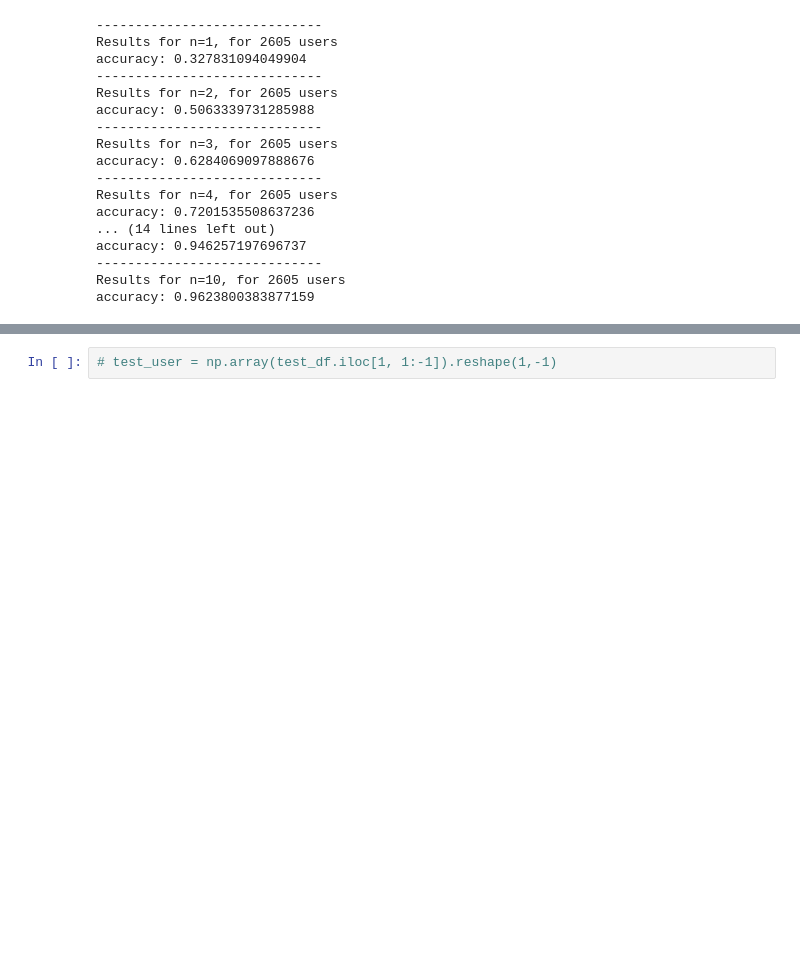
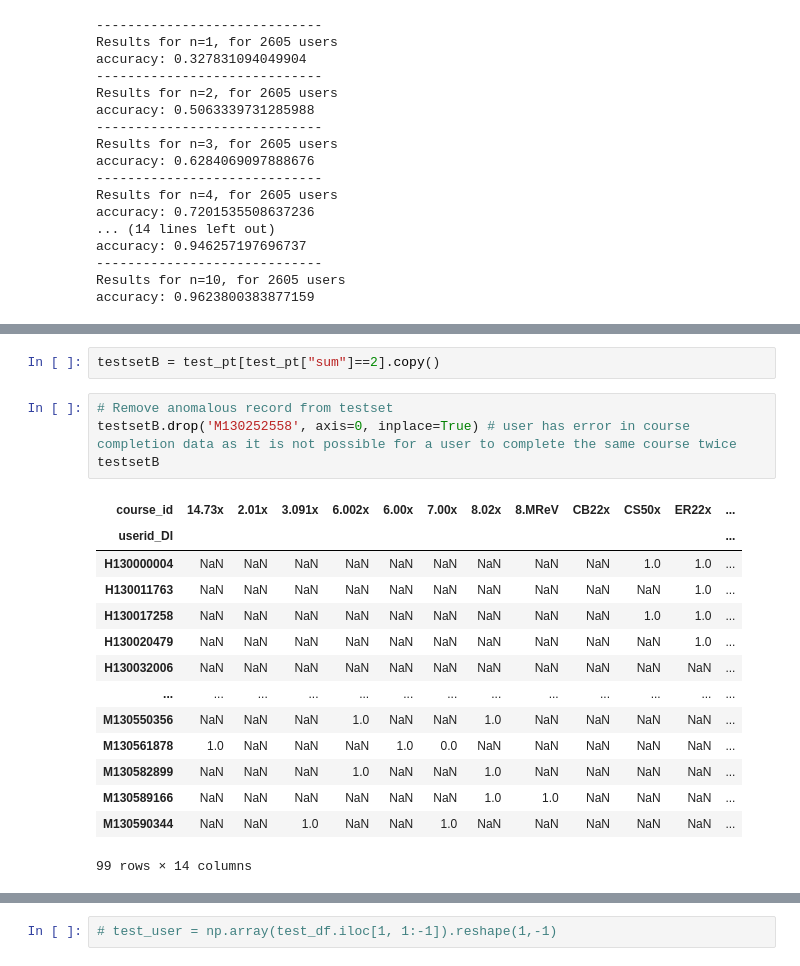
Before and after one commit to ainica/CM3070, a Jupyter notebook: CF.ipynb, the cells around one changed output, grey strips where cells are left out. Saved outputs shown, nothing was run; the diff lists cells and outputs as text; blank space fills up the shorter version.

```diff
--- a/CF.ipynb
+++ b/CF.ipynb
@@ -1801,0 +1269,21 @@ testsetA.iloc[:,:-1]
+# %%
+testsetB = test_pt[test_pt["sum"]==2].copy()
+# %%
+# Remove anomalous record from testset
+testsetB.drop('M130252558', axis=0, inplace=True) # user has error in course completion data as it is not possible for a user to complete the same course twice
+testsetB
+# %% [output]
+| course_id | 14.73x | 2.01x | 3.091x | 6.002x | 6.00x | 7.00x | 8.02x | 8.MReV | CB22x | CS50x | ER22x | ... |
+| userid_DI |  |  |  |  |  |  |  |  |  |  |  | ... |
+| H130000004 | NaN | NaN | NaN | NaN | NaN | NaN | NaN | NaN | NaN | 1.0 | 1.0 | ... |
+| H130011763 | NaN | NaN | NaN | NaN | NaN | NaN | NaN | NaN | NaN | NaN | 1.0 | ... |
+| H130017258 | NaN | NaN | NaN | NaN | NaN | NaN | NaN | NaN | NaN | 1.0 | 1.0 | ... |
+| H130020479 | NaN | NaN | NaN | NaN | NaN | NaN | NaN | NaN | NaN | NaN | 1.0 | ... |
+| H130032006 | NaN | NaN | NaN | NaN | NaN | NaN | NaN | NaN | NaN | NaN | NaN | ... |
+| ... | ... | ... | ... | ... | ... | ... | ... | ... | ... | ... | ... | ... |
+| M130550356 | NaN | NaN | NaN | 1.0 | NaN | NaN | 1.0 | NaN | NaN | NaN | NaN | ... |
+| M130561878 | 1.0 | NaN | NaN | NaN | 1.0 | 0.0 | NaN | NaN | NaN | NaN | NaN | ... |
+| M130582899 | NaN | NaN | NaN | 1.0 | NaN | NaN | 1.0 | NaN | NaN | NaN | NaN | ... |
+| M130589166 | NaN | NaN | NaN | NaN | NaN | NaN | 1.0 | 1.0 | NaN | NaN | NaN | ... |
+| M130590344 | NaN | NaN | 1.0 | NaN | NaN | 1.0 | NaN | NaN | NaN | NaN | NaN | ... |
+99 rows × 14 columns
```
Also changed, not shown: parts of 97 cells of this notebook.
